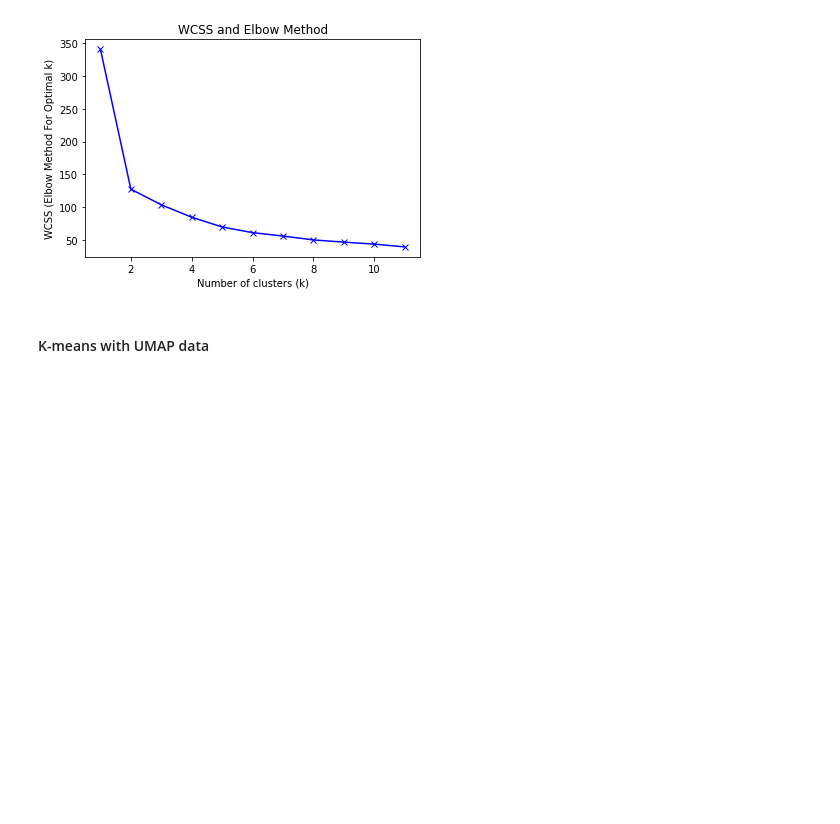
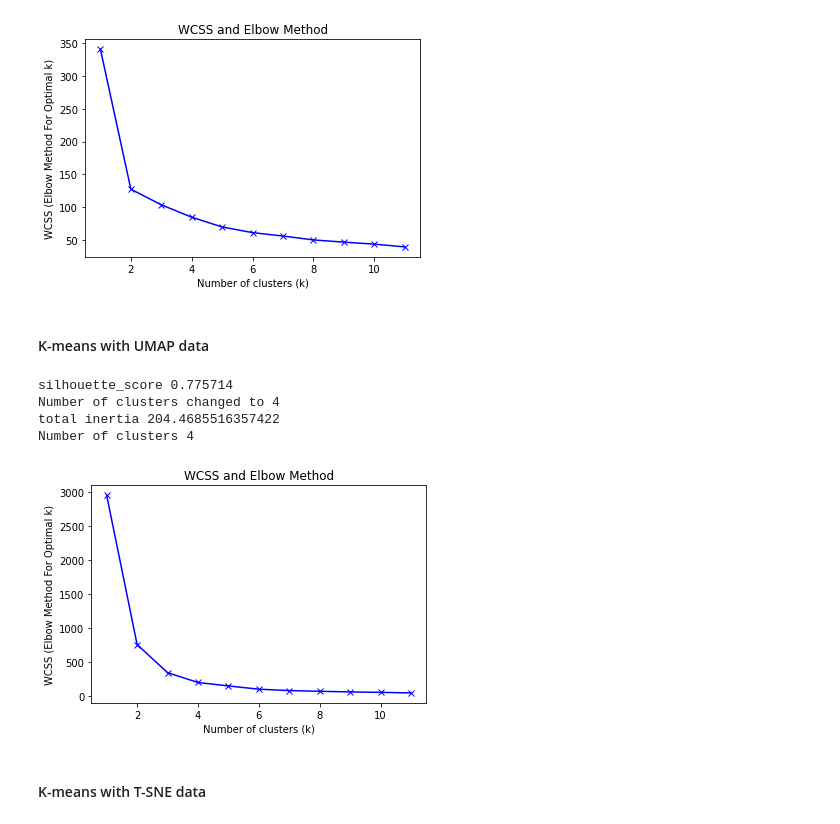
Before and after one commit to Vinomo4/SWTech, a Jupyter notebook: models/Clustering.ipynb, the cells around one changed output. Saved outputs shown, nothing was run; the diff lists cells and outputs as text; code cells hidden in the pictures; blank space fills up the shorter version.

Commit message:
Clustering

```diff
--- a/models/Clustering.ipynb
+++ b/models/Clustering.ipynb
@@ -51,7 +52,7 @@ def save_plot(fig,type_model,filename):
     Objective:
         - Save plots
     Input:
-        - fig: Figure we want to save
+        - fig: figure we want to save
         - type_model: K-means
         - filename: Name of the file
     Output:
@@ -197,7 +198,8 @@ def compute_PCA(dataset, min_var):
     Objective:
         - Compute PCA
     Input:
-        - dataset: Normalized dataframe
+        - dataset: min max scaled dataframe
+        - min_var: minimum explained variance
     Output:
         - PCA data
     '''
@@ -212,25 +214,24 @@ def compute_PCA(dataset, min_var):
 
     return pca_df
 
-def compute_UMAP(dataset, min_var):
+def compute_UMAP(dataset,n_neighbors,min_dist,n_components):
     '''
     Objective:
-        - Compute PCA
+        - Compute UMAP
     Input:
-        - dataset: Normalized dataframe
+        - dataset: standardized dataframe
+        - n_neighbors: controls how UMAP balances local versus global structure in the data
+        - min_dist: minimum distance apart that points are allowed to be in the low dimensional representation
+        - n_components: dimensionality of the reduced dimension space
     Output:
-        - PCA data
+        - UMAP data
     '''
-    track('Performing PCA on dataset ...')
-    # Take the number of components that explain more than a 0.955% of the variance
-    pca = PCA(n_components = min_var)
-    principal_components = pca.fit_transform(dataset)
-    pca_df = pd.DataFrame(data = principal_components)
-    track("explained variance in PCA:{}".format(sum(pca.explained_variance_ratio_)))
-    print("explained variance in PCA:{}".format(sum(pca.explained_variance_ratio_)))
-    print("PCA components:{}".format(pca_df.shape[1]))
+    track('Performing UMAP on dataset ...')
+    reducer = UMAP(n_neighbors=n_neighbors,min_dist=min_dist,n_components=n_components,random_state=0)
+    reduced_data = reducer.fit_transform(dataset)
+    UMAP_df = pd.DataFrame(data = reduced_data)
 
-    return pca_df
+    return UMAP_df
 # %% [markdown]
 #### K-means with normalized data
 # %%
@@ -272,3 +273,26 @@ Number of clusters 4
 [figure]
 # %% [markdown]
 #### K-means with UMAP data
+# %%
+track("Starting standardization of data")
+# Standardization of data
+track("Finished standardization of data")
+standardized_data = transform_dataset(data,type="standard")
+# %%
+# Compute UMAP
+track("Starting to compute UMAP")
+UMAP_data = compute_UMAP(standardized_data,n_neighbors=40,min_dist=0.01,n_components=10)
+track("Finished computing UMAP")
+# %%
+# Compute the number of clusters and which cluster is every author
+track("Starting WCSS and Elbow method for choosing the number of clusters")
+clusters, number_of_clusters = define_num_clusters(UMAP_data,min_k=4,max_k=12)
+track("Finished WCSS and Elbow method for choosing the number of clusters")
+# %% [output]
+silhouette_score 0.775714
+Number of clusters changed to 4
+total inertia 204.4685516357422
+Number of clusters 4
+[figure, added]
+# %% [markdown]
+#### K-means with T-SNE data
```
Also changed, not shown: parts of 8 cells of this notebook, 2 other files.
